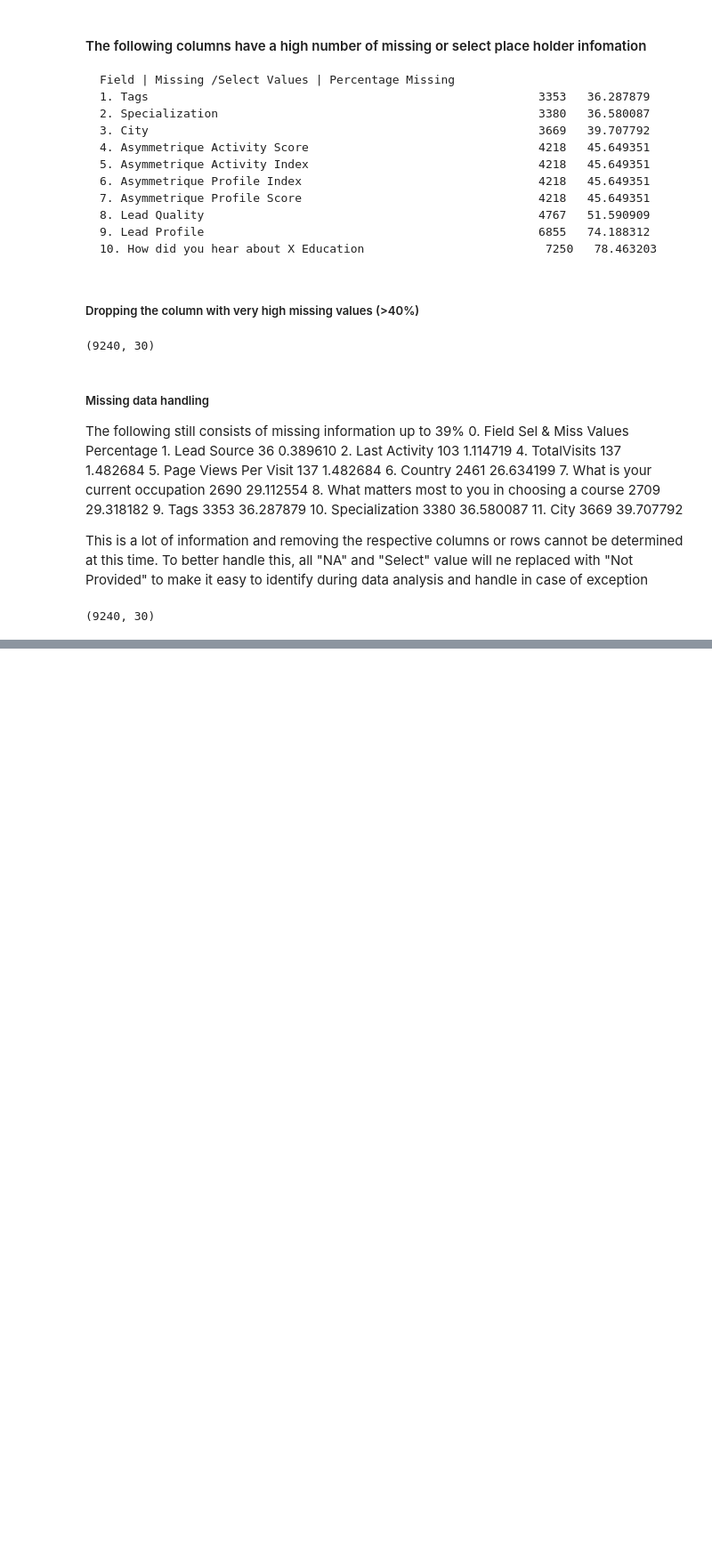
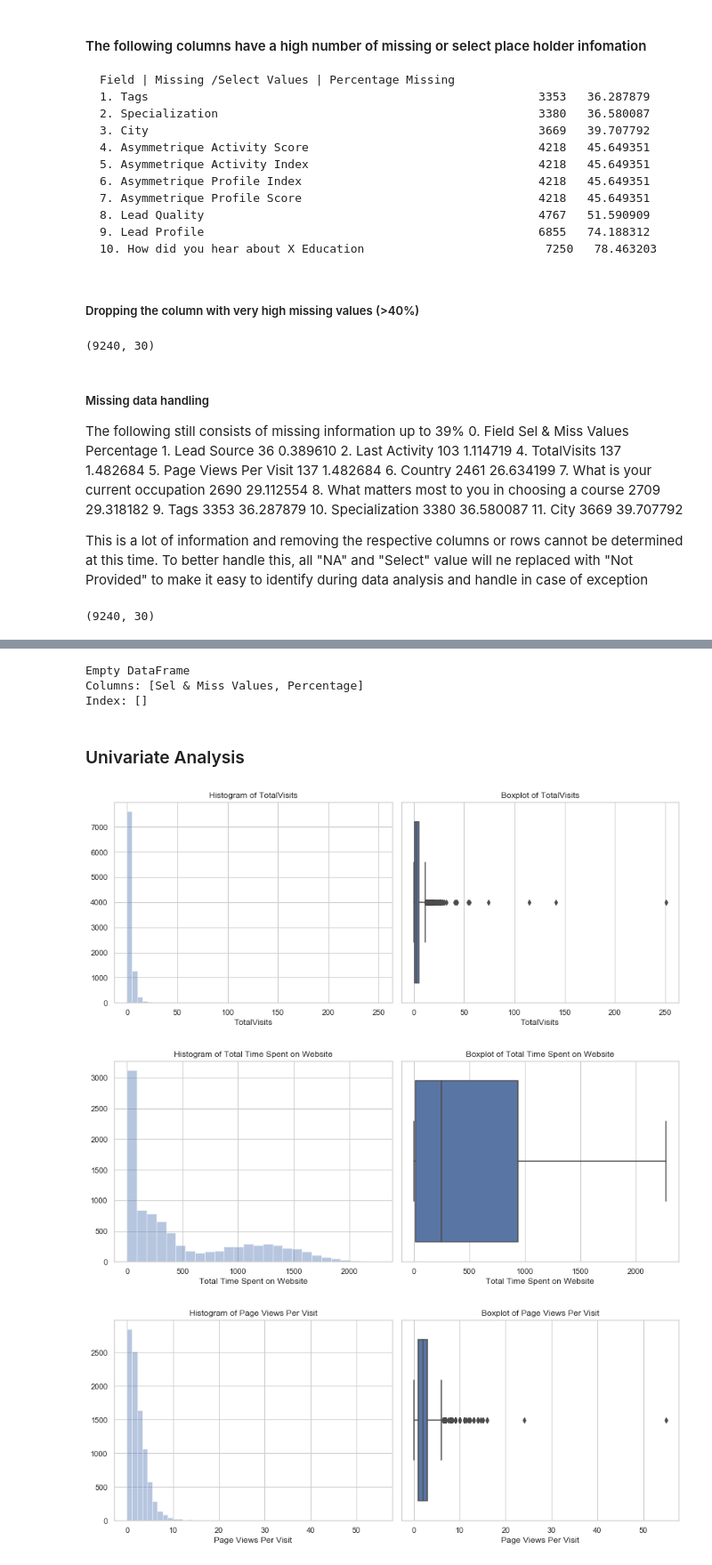
Before and after one commit to suchindran8/Lead-Scoring-Assignment, a Jupyter notebook: Lead Scoring Assignment Solution.ipynb, the cells around one changed output, grey strips where cells are left out. Shown at 89% size. Saved outputs shown, nothing was run; the diff lists cells and outputs as text; code cells hidden in the pictures; blank space fills up the shorter version.

Commit message:
Uni and Bi Variate Analysis
Updated with univariate and bivariate analysis

```diff
--- a/Lead Scoring Assignment Solution.ipynb
+++ b/Lead Scoring Assignment Solution.ipynb
@@ -227,15 +227,24 @@ This is a lot of information and removing the respective columns or rows cannot
 To better handle this, all "NA" and "Select" value will ne replaced with "Not Provided" to make it easy to
 identify during data analysis and handle in case of exception
 # %%
-# Replace missing values and 'Select' with 'Not Provided'
+# Replace missing values and 'Select' with 'Not Provided' for object type columns
 columns_with_missing_data = [
-    'Lead Source', 'Last Activity', 'TotalVisits', 'Page Views Per Visit',
+    'Lead Source', 'Last Activity',
     'Country', 'What is your current occupation', 'What matters most to you in choosing a course',
     'Tags', 'Specialization', 'City'
 ]
 
 for column in columns_with_missing_data:
     data[column] = data[column].fillna('Not Provided').replace('Select', 'Not Provided')
+# %%
+#REpalce missing values in numerical columns 'TotalVisits','Page Views Per Visit' with median values
+# Calculate medians
+total_visits_median = data['TotalVisits'].median()
+page_views_per_visit_median = data['Page Views Per Visit'].median()
+
+# Replace missing values with medians
+data['TotalVisits'].fillna(total_visits_median, inplace=True)
+data['Page Views Per Visit'].fillna(page_views_per_visit_median, inplace=True)
 # %%
 data.shape
 # %% [output]
@@ -261,0 +252,57 @@ memory usage: 2.1+ MB
+# %%
+# Check again for select / missing data
+missing_values = data.isnull().sum()
+missing_percentage = (missing_values / len(data)) * 100
+# Combine into a DataFrame
+missing_data = pd.DataFrame({
+    'Missing Values': missing_values,
+    'Percentage': missing_percentage
+})
+
+select_as_missing = (data == 'Select').sum()
+
+select_missing_data = select_as_missing+missing_values
+select_missing_per = (select_missing_data/ len(data)) * 100
+# Combine into a DataFrame
+Select_missing_data = pd.DataFrame({
+    'Sel & Miss Values': select_missing_data,
+    'Percentage': select_missing_per
+})
+
+# Display only rows where there are missing values
+Select_missing_data = Select_missing_data[Select_missing_data['Sel & Miss Values'] > 0]
+print(Select_missing_data.sort_values('Percentage'))
+# %% [output]
+Empty DataFrame
+Columns: [Sel & Miss Values, Percentage]
+Index: []
+# %% [markdown]
+### Univariate Analysis
+# %%
+# Identify numerical and categorical columns based on their data type
+numerical_cols = [col for col in data.columns if data[col].dtype in ['int64', 'float64'] and col not in ['Lead Number', 'Converted']]
+categorical_cols = [col for col in data.columns if (data[col].dtype == 'object' or col == 'Converted') and col != 'Prospect ID']
+## Removing Lead Number and Prospect ID from the univariate analysis.
+## Added converted (boolean) field to categorical columns
+# %%
+# Plotting settings
+sns.set(style="whitegrid")
+
+# Plot histograms and boxplots for numerical data
+for col in numerical_cols:
+    plt.figure(figsize=(12, 5))
+
+    plt.subplot(1, 2, 1)
+    sns.distplot(data[col], kde=False)
+    plt.title(f'Histogram of {col}')
+
+    plt.subplot(1, 2, 2)
+    sns.boxplot(x=data[col])
+    plt.title(f'Boxplot of {col}')
+
+    plt.tight_layout()
+    plt.show()
+# %% [output]
+[figure, added]
+[figure, added]
+[figure, added]
```
Also changed, not shown: parts of 19 cells of this notebook.
